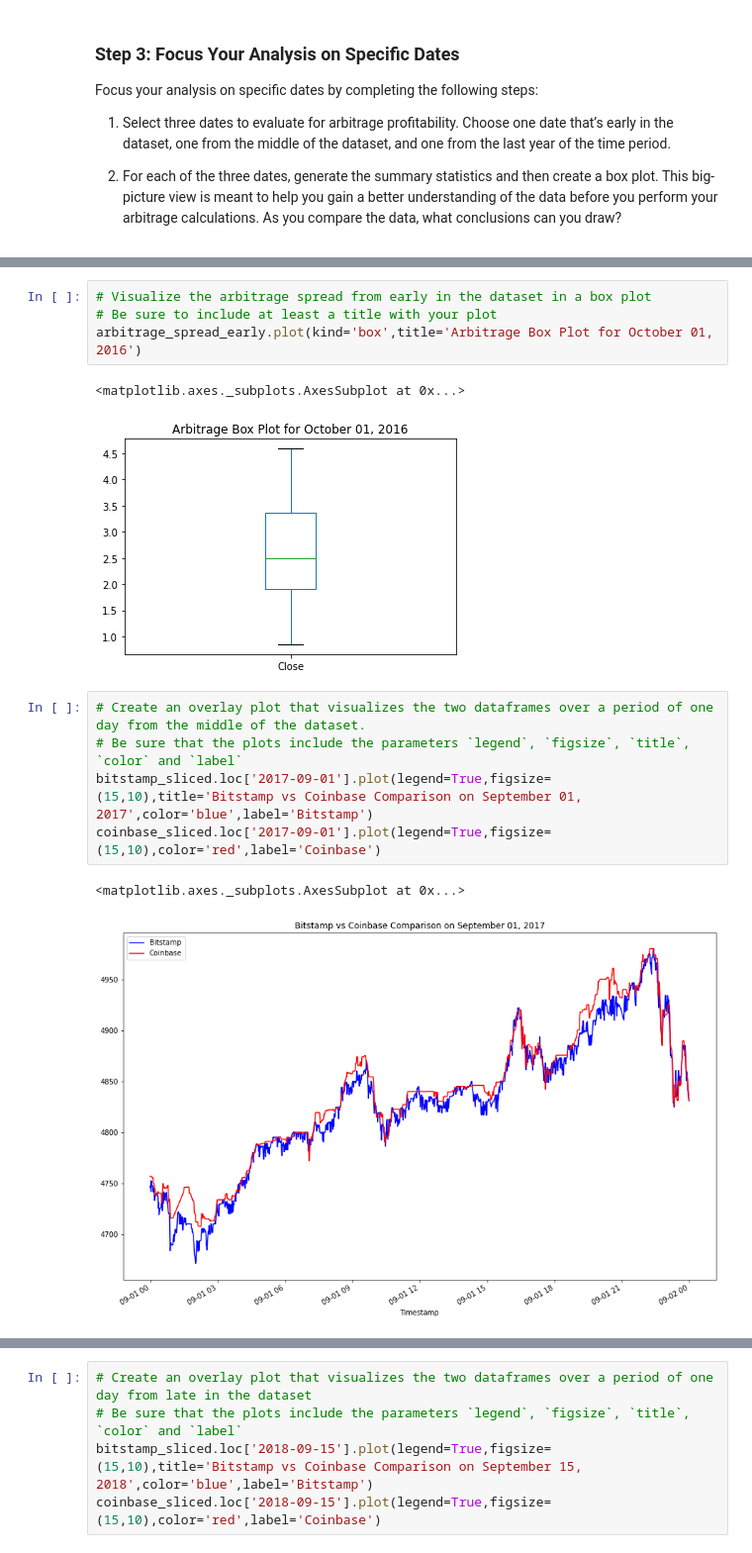
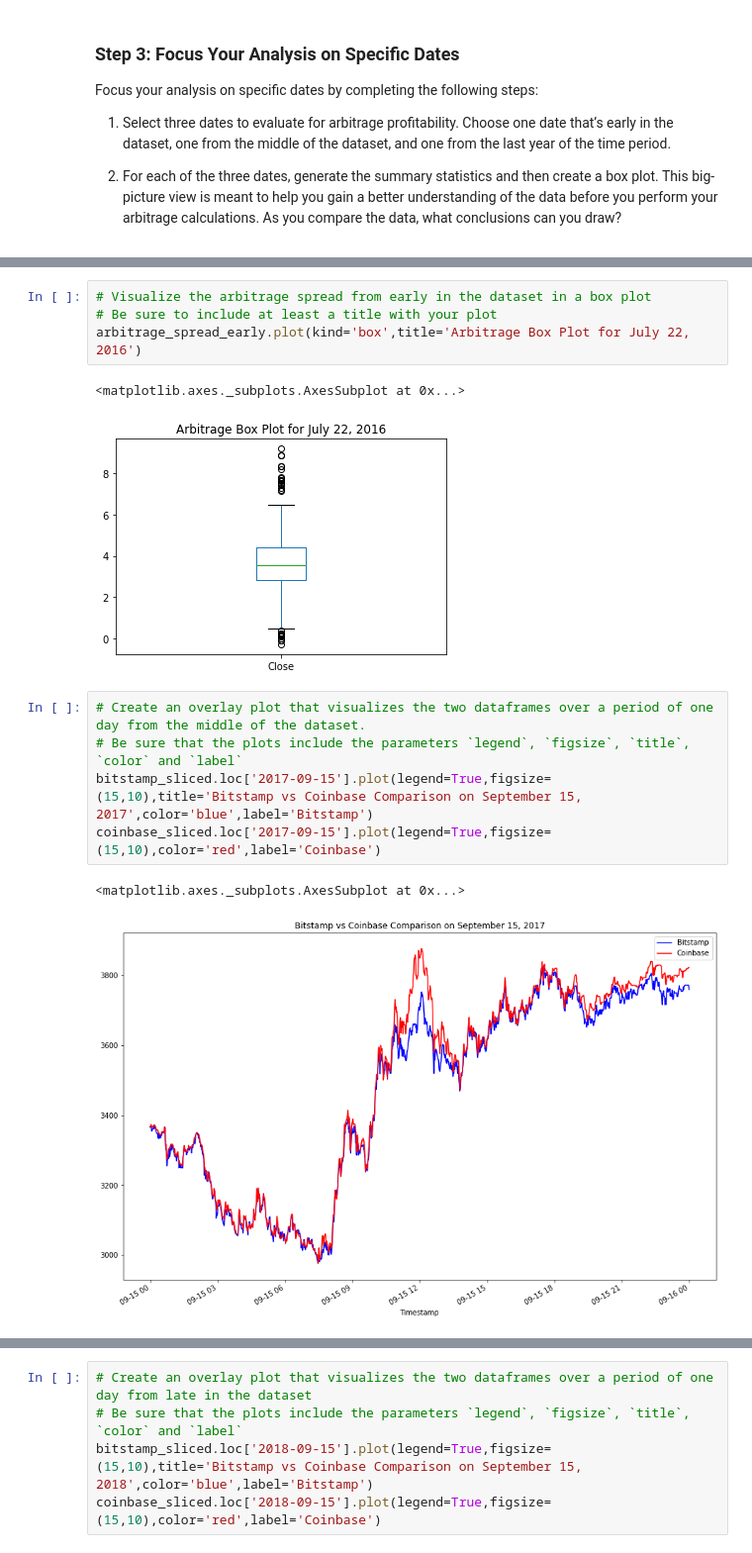
Before and after one commit to billysco/crypto_arbitrage, a Jupyter notebook: crypto_arbitrage.ipynb, the cells around one changed output, grey strips where cells are left out. Shown at 99% size. Drawn from its saved outputs; the diff is of its cells as text.

```diff
--- a/crypto_arbitrage.ipynb
+++ b/crypto_arbitrage.ipynb
@@ -337,18 +337,18 @@ Name: Close, dtype: float64
 # %%
 # Visualize the arbitrage spread from early in the dataset in a box plot
 # Be sure to include at least a title with your plot
-arbitrage_spread_early.plot(kind='box',title='Arbitrage Box Plot for October 01, 2016')
+arbitrage_spread_early.plot(kind='box',title='Arbitrage Box Plot for July 22, 2016')
 # %% [output]
 <matplotlib.axes._subplots.AxesSubplot at 0x...>
-[figure, old version]
+[figure, new version]
 # %%
 # Create an overlay plot that visualizes the two dataframes over a period of one day from the middle of the dataset.
 # Be sure that the plots include the parameters `legend`, `figsize`, `title`, `color` and `label`
-bitstamp_sliced.loc['2017-09-01'].plot(legend=True,figsize=(15,10),title='Bitstamp vs Coinbase Comparison on September 01, 2017',color='blue',label='Bitstamp')
-coinbase_sliced.loc['2017-09-01'].plot(legend=True,figsize=(15,10),color='red',label='Coinbase')
+bitstamp_sliced.loc['2017-09-15'].plot(legend=True,figsize=(15,10),title='Bitstamp vs Coinbase Comparison on September 15, 2017',color='blue',label='Bitstamp')
+coinbase_sliced.loc['2017-09-15'].plot(legend=True,figsize=(15,10),color='red',label='Coinbase')
 # %% [output]
 <matplotlib.axes._subplots.AxesSubplot at 0x...>
-[figure, old version]
+[figure, new version]
 # %%
 # Using the date form the middle that you have selected, calculate the arbitrage spread
 # by subtracting the bitstamp lower closing prices from the coinbase higher closing prices
```
Also changed, not shown: parts of 34 cells of this notebook.
